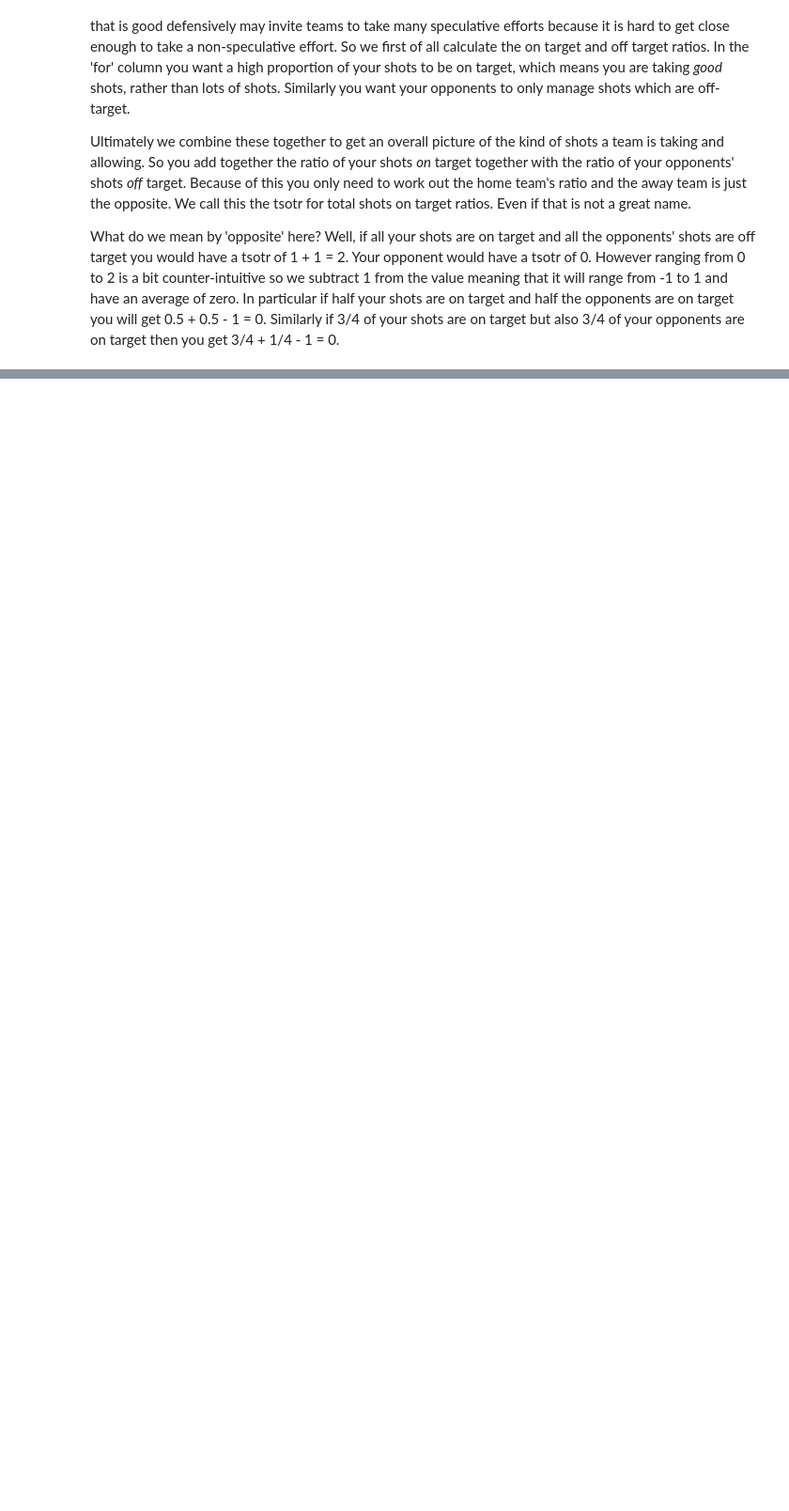
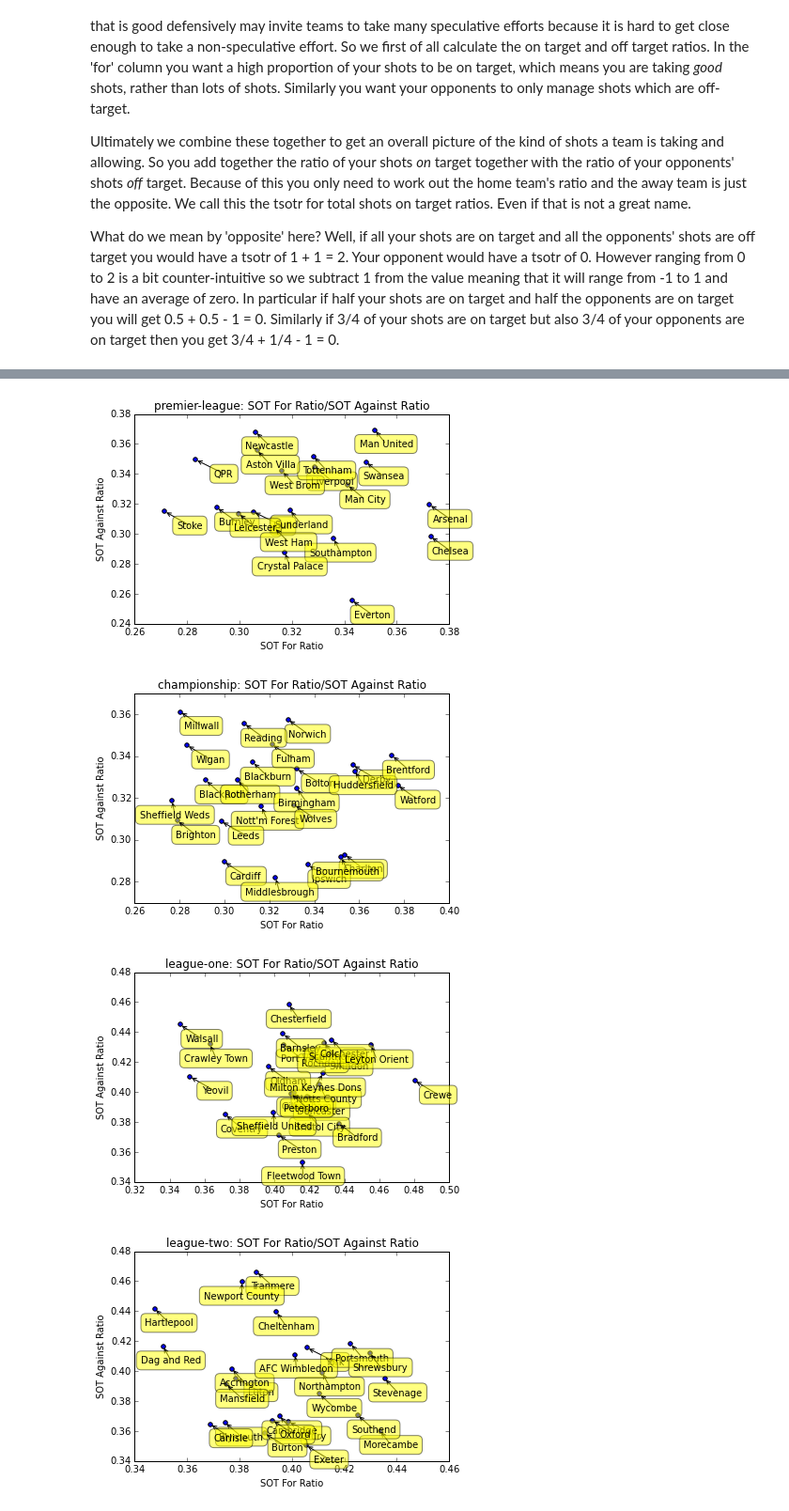
Before and after one commit to allanderek/football-analysis, a Jupyter notebook: LeagueAnalysis.ipynb, the cells around one changed output, grey strips where cells are left out. Shown at 94% size. Drawn from its saved outputs; the diff is of its cells as text; code cells hidden in the pictures; blank space fills up the shorter version.

```diff
--- a/LeagueAnalysis.ipynb
+++ b/LeagueAnalysis.ipynb
@@ -188,0 +261,7 @@ for league in leagues:
+# %%
+graph_leagues('SOT For Ratio', 'SOT Against Ratio')
+# %% [output]
+[figure, added]
+[figure, added]
+[figure, added]
+[figure, added]
```
Also changed, not shown: parts of 25 cells of this notebook.
